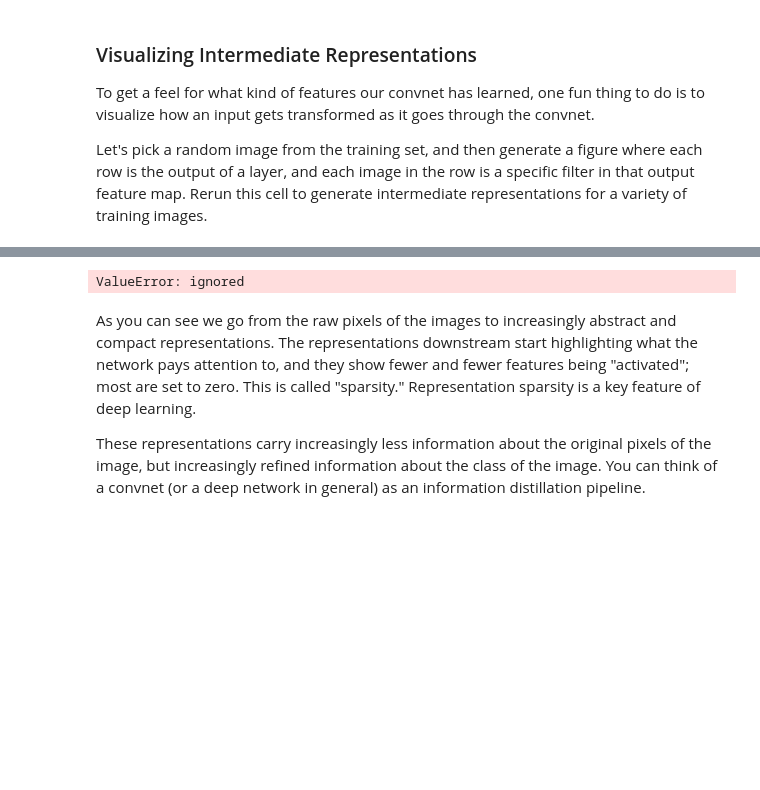
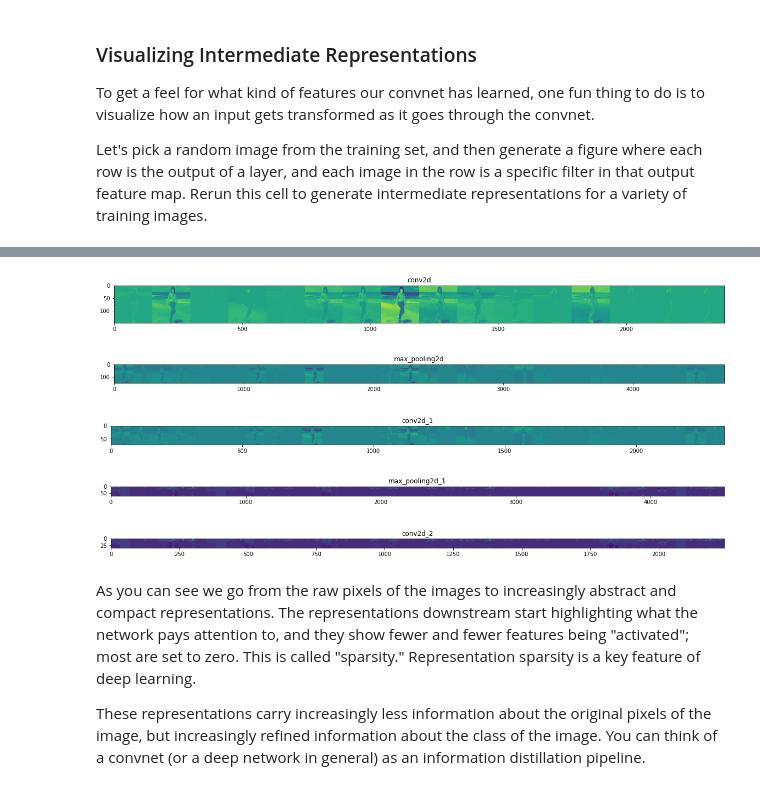
Before and after one commit to GoroCollins/machine-learning, a Jupyter notebook: Lab5-Using-Convolutions-With-Complex-Images.ipynb, the cells around one changed output, grey strips where cells are left out. Saved outputs shown, nothing was run; the diff lists cells and outputs as text; code cells hidden in the pictures; blank space fills up the shorter version.

```diff
--- a/Lab5-Using-Convolutions-With-Complex-Images.ipynb
+++ b/Lab5-Using-Convolutions-With-Complex-Images.ipynb
@@ -370,7 +370,7 @@ for layer_name, feature_map in zip(layer_names, successive_feature_maps):
       # Postprocess the feature to make it visually palatable
       x = feature_map[0, :, :, i]
       x -= x.mean()
-      if x>0:
+      if (x>0).all():
         x /= x.std()
       x *= 64
       x += 128
@@ -388,4 +388,8 @@ for layer_name, feature_map in zip(layer_names, successive_feature_maps):
-ValueError: ignored
+[figure, added]
+[figure, added]
+[figure, added]
+[figure, added]
+[figure, added]
 # %% [markdown]
 As you can see we go from the raw pixels of the images to increasingly abstract and compact representations. The representations downstream start highlighting what the network pays attention to, and they show fewer and fewer features being "activated"; most are set to zero. This is called "sparsity." Representation sparsity is a key feature of deep learning.
 
```
Also changed, not shown: parts of 6 cells of this notebook.
